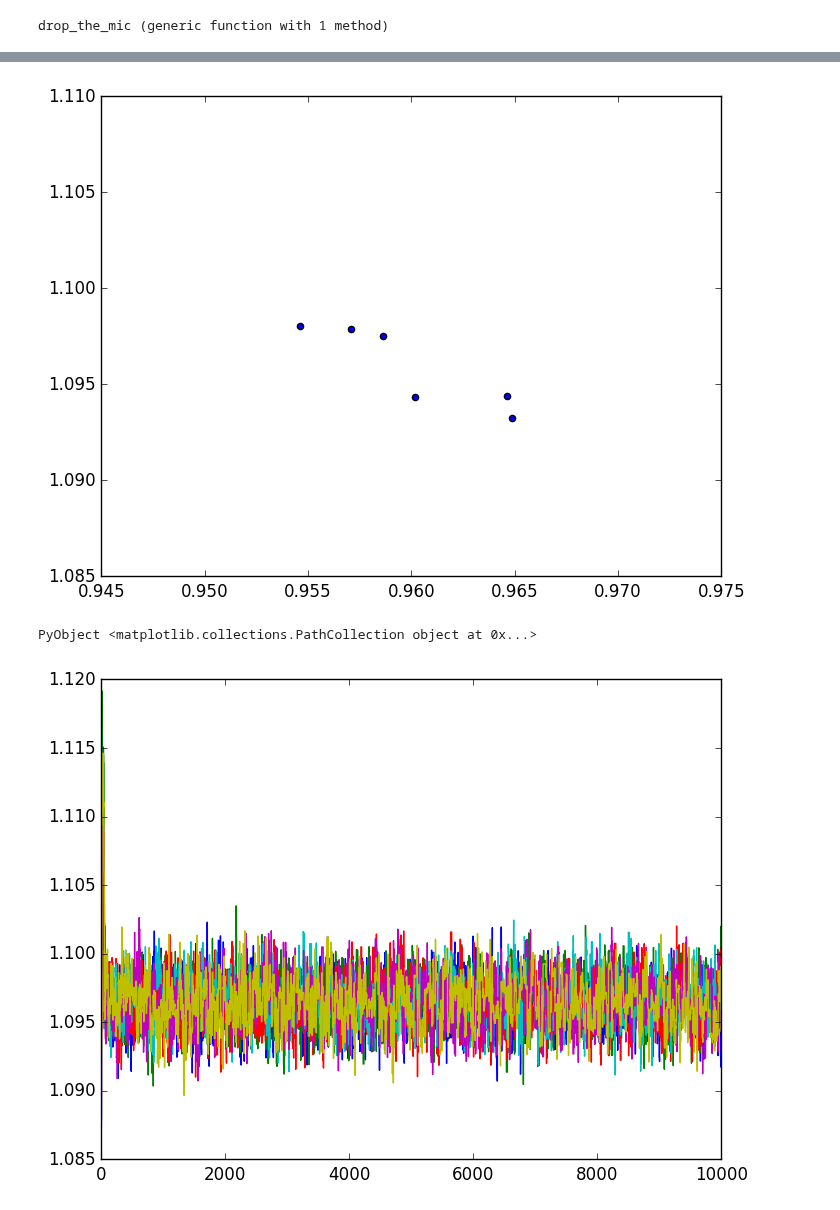
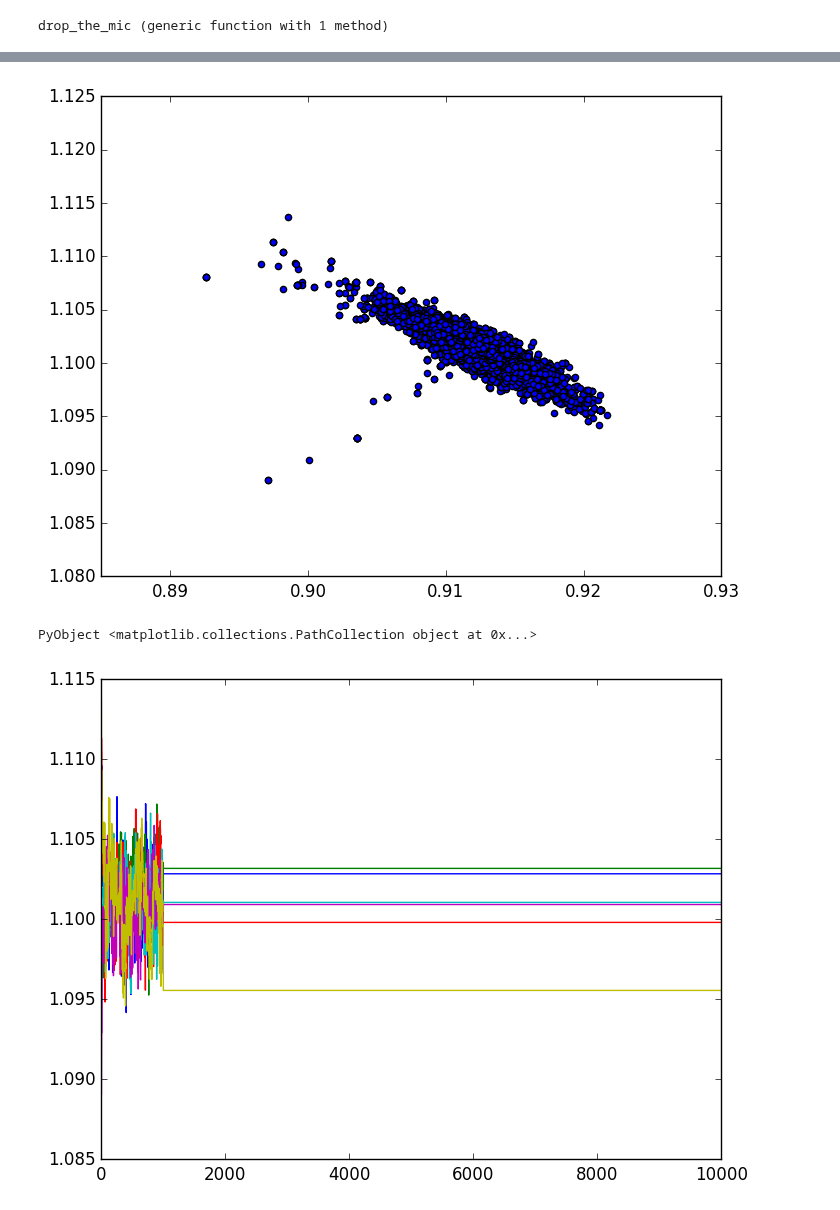
Before and after one commit to jlustigy/ExoJulia, a Jupyter notebook: Homework/hw4/mc_julia.ipynb, the cells around one changed output, grey strips where cells are left out. Cells and saved outputs as stored; diff of their text form; code cells hidden in the pictures.

Commit message:
something broke adding general ploglike functionality

```diff
--- a/Homework/hw4/mc_julia.ipynb
+++ b/Homework/hw4/mc_julia.ipynb
@@ -71,21 +83,28 @@ end
 # %% [output]
 init_walkers (generic function with 1 method)
 # %%
-function walk(w::walker,partner::walker,ascale::Float64,modl::model,data::Array{Float64,2})
+function walk(w::walker,partner::walker,ascale::Float64,accept::Int64,plog::ploglike)
     #Takes a walker and a partner, picks a new trial step based on parameters
     z=(rand()*(sqrt(ascale)-1.0/sqrt(ascale))+1.0/sqrt(ascale))^2
     par_trial = z.*w.params.+(1.0-z).*partner.params
     # Compute chi-square:
-    chi_trial=chi2(modl,par_trial,data)
-    alp = z^(modl.nparams-1.0)*exp(-0.5*(chi_trial - w.chi2))
-    return walker(par_trial,chi_trial),alp
+    chi_trial=plog.chi(plog.model,par_trial,plog.data)
+    alp = z^(plog.nparams-1.0)*exp(-0.5*(chi_trial - w.chi2)) #Assumes chi2 as well, needs to be generalized
+    if alp >= rand()
+        # If step is accepted, add it to the chains!
+        return walker(par_trial,chi_trial)
+        accept+=1
+    else
+        # Otherwise, copy the current walker
+        return w
+    end
 end
 # %% [output]
 walk (generic function with 1 method)
 # %%
-function mcmc(data::Array{Float64,2},modl::model,p0::Array{Float64},p_err::Array{Float64},nstep::Int64)
-    w_array = init_walkers(modl,p0,p_err,data)
-    nparam = modl.nparams
+function mcmc(plog::ploglike,p0::Array{Float64},p_err::Array{Float64},nstep::Int64)
+    w_array = init_walkers(plog,p0,p_err)
+    nparam = plog.nparams
     nwalker = w_array.nwalkers
     ascale = 2.0
     accept = 0
@@ -99,15 +118,7 @@ function mcmc(data::Array{Float64,2},modl::model,p0::Array{Float64},p_err::Array
             end
             partner_w = w_array.recs[ipartner].walkers[end]
             # Now, make a trial walker
-            (trial_w,alp) = walk(current_w,partner_w,ascale,modl,data)
-            if alp >= rand()
-            # If step is accepted, add it to the chains!
-                push!(rec,trial_w)
-                accept = accept + 1
-            else
-            # Otherwise, copy the current walker
-                push!(rec,current_w)
-            end
+            push!(rec,walk(current_w,partner_w,ascale,accept,plog))
         end
         if i%1000 == 0
             frac_acc = accept/(1000*nwalker)
@@ -201,5 +212,5 @@ plot_walkers (generic function with 2 methods)
 # %%
-function plot_histories(w_array::walker_array,p1::Int64,nstart::Int64)
+function plot_trace(w_array::walker_array,p1::Int64,nstart::Int64)
     for w=1:w_array.nwalkers
         eyes = collect(1:w_array.recs[w].nsteps)
         vals = get_history(w_array,w,p1,nstart)
@@ -250,17 +262,17 @@ while loading In[145], in expression starting on line 1
 # %%
 mod_trial(x,p) = p[1].*x.+p[2]
-modl = model(mod_trial,2)
 xdata = collect(linspace(0,1,100))
 ydata = mod_trial(xdata,[1.,1.])+rand(length(xdata))/10
 yerr = rand(length(xdata))/10
 data = hcat(xdata,ydata,yerr)
+plog = ploglike(mod_trial,2,data)
 p0 = [0.9,1.1]
 perr = [0.01,0.01]
-foo = init_walkers(modl,p0,perr,data)
+foo = init_walkers(plog,p0,perr)
 for rec in foo.recs
     push!(rec,walker([rand(),rand()],15.0))
 end
-results = mcmc(data,modl,p0,perr,10000) ;
+results = mcmc(plog,p0,perr,10000) ;
 println("done")
 #errorbar(xdata,ydata,yerr=yerr,fmt="xb")
 #This gives a walker_array object to test the following out on if you so choose
@@ -278,10 +290,10 @@ Number of steps: 10000, acceptance rate: 0.2585
 done
 # %%
-plot_walkers(results,1,2)
+plot_walkers(results,1,2,1)
 # %% [output]
-[figure, old version]
+[figure, new version]
 PyObject <matplotlib.collections.PathCollection object at 0x...>
 # %%
-plot_histories(results,2,1)
+plot_trace(results,2,1)
 # %% [output]
-[figure, old version]
+[figure, new version]
```
Also changed, not shown: parts of 14 cells of this notebook.
